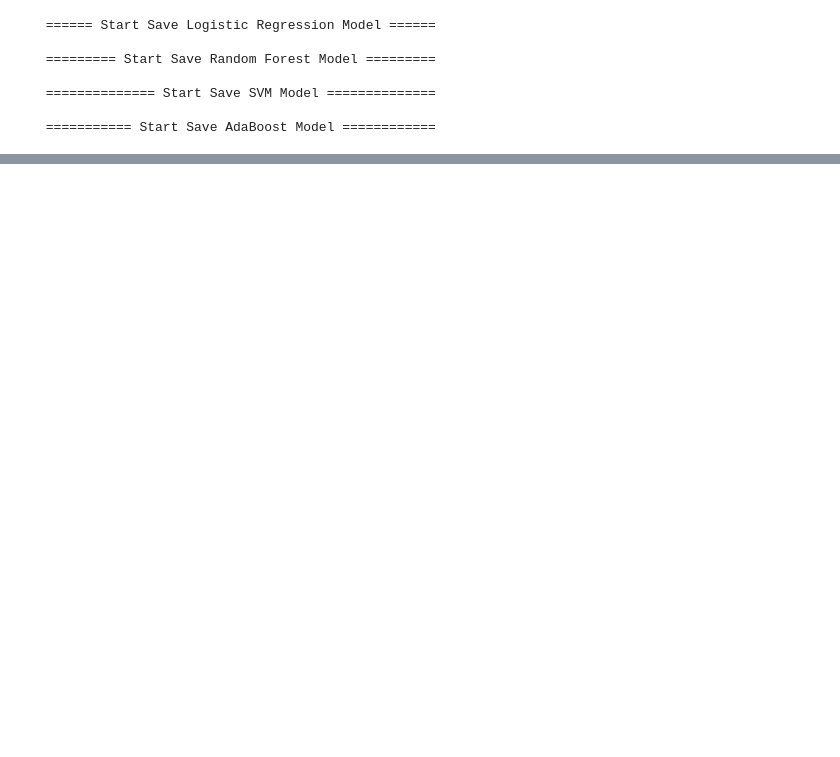
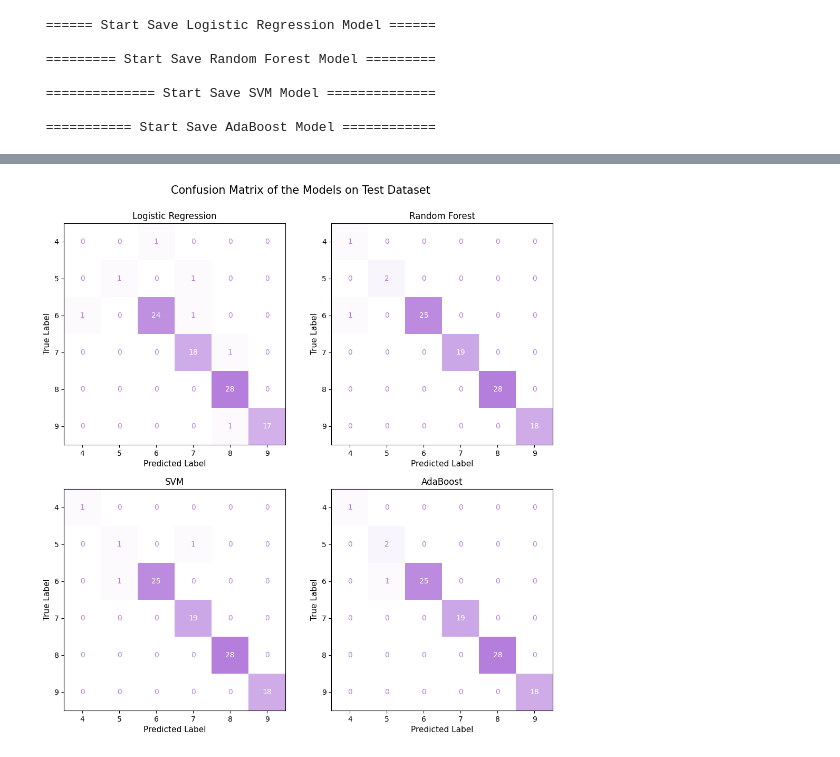
Before and after one commit to alexisuaguilaru/HealthySleep, a Jupyter notebook: MachineLearning/ModelsTraining.ipynb, the cells around one changed output, grey strips where cells are left out. Drawn from its saved outputs; the diff is of its cells as text; code cells hidden in the pictures; blank space fills up the shorter version.

```diff
--- a/MachineLearning/ModelsTraining.ipynb
+++ b/MachineLearning/ModelsTraining.ipynb
@@ -429,0 +432,8 @@ for _best_model , _model_name in zip(BestModels,ModelNames):
+# %%
+# Saving best models
+
+BestModels = []
+for _model_name in ModelNames:
+    print('\n',f' Start Load {_model_name} Model '.center(50,'='))
+    _model = src.LoadModel('./SaveModels/',_model_name)
+    BestModels.append(_model)
@@ -429,0 +448,23 @@ for _best_model , _model_name in zip(BestModels,ModelNames):
+# %%
+# Plotting of confusion matrix by model
+
+from sklearn.metrics import ConfusionMatrixDisplay
+
+fig , axes = plt.subplots(2,2,figsize=(12,12))
+
+for _best_model , _model_name , _ax in zip(BestModels,ModelNames,axes.ravel()):
+    ConfusionMatrixDisplay.from_estimator(
+        _best_model,
+        TestDataset_X,
+        TestDataset_y,
+        cmap = ColorMapBinary,
+        colorbar = False,
+        ax = _ax,
+    )
+    _ax.set_title(_model_name)
+    _ax.set_xlabel('Predicted Label',size=11)
+    _ax.set_ylabel('True Label',size=11)
+
+fig.suptitle('Confusion Matrix of the Models on Test Dataset',y=0.94,size=15);
+# %% [output]
+[figure, added]
```
Also changed, not shown: parts of 6 cells of this notebook, 4 other files.
